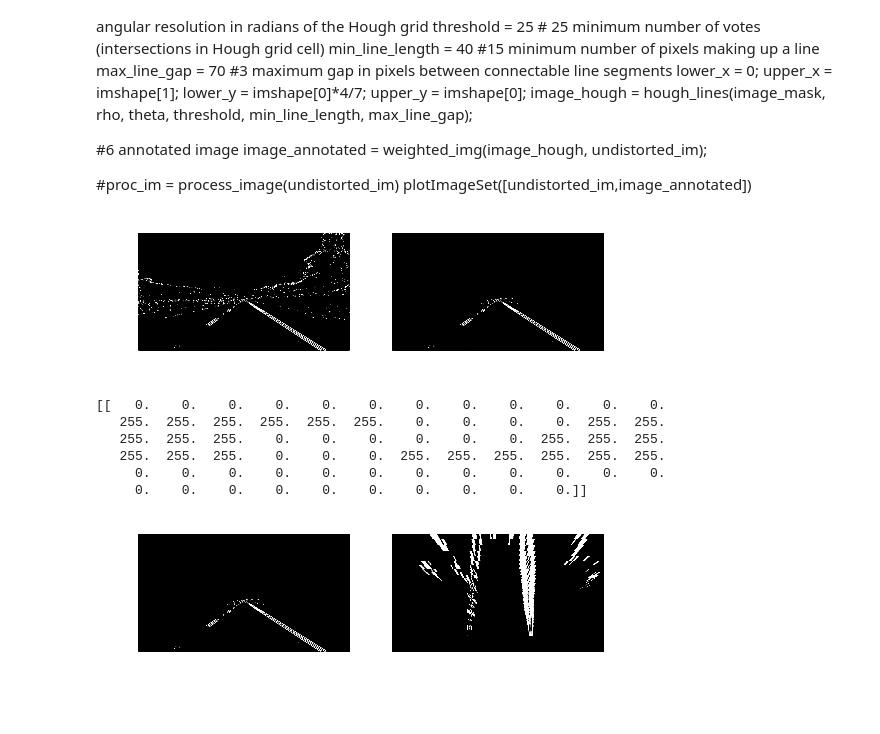
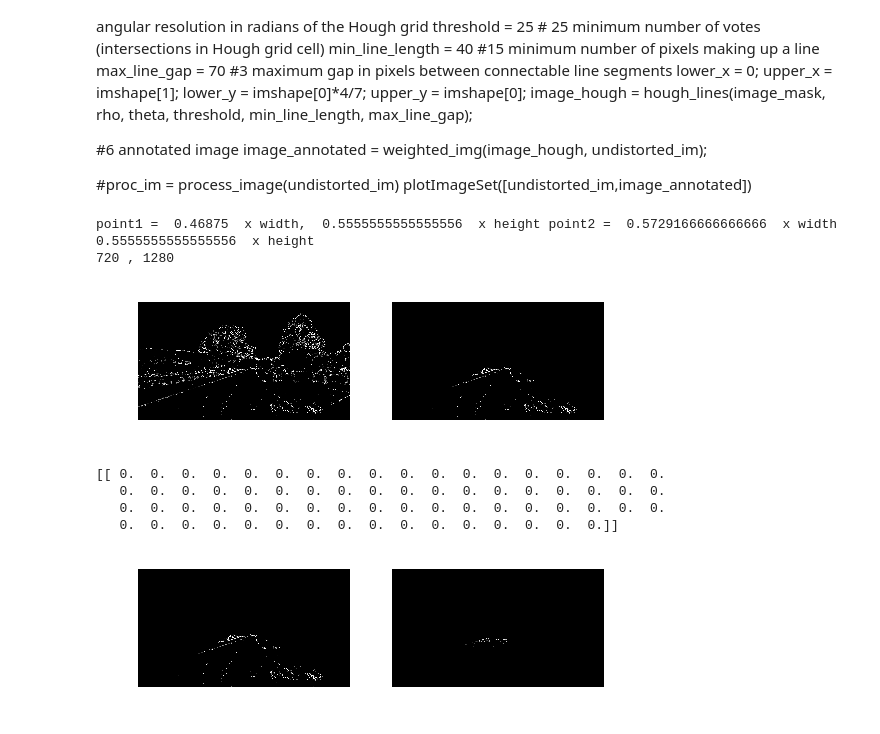
Before and after one commit to ninopereira/Advanced_Lane_Detection, a Jupyter notebook: advanced_lane_lines.ipynb, the cells around one changed output. Drawn from its saved outputs; the diff is of its cells as text; code cells hidden in the pictures.

```diff
--- a/advanced_lane_lines.ipynb
+++ b/advanced_lane_lines.ipynb
@@ -40,7 +40,7 @@ Calibrating camera... please be patient!
 Camera calibrated using  17  out of  20  images!
 # %%
 # 1 .Apply distortion correction to the raw image.
-fname = 'test_images/solidWhiteRight.jpg'
+fname = 'test_images/test5.jpg'
 img = mpimg.imread(fname)
 undistorted_im = cv2.undistort(img, mtx, dist, None, mtx)
 
@@ -130,7 +190,8 @@ plotImageSet([undistorted_im,dir_binary])
 # %%
 # image = mpimg.imread('signs_vehicles_xygrad.png')
-fname = 'test_images/solidWhiteRight.jpg'
+fname = 'test_images/test1.jpg'
 or_image = mpimg.imread(fname)
+print(or_image.shape)
 #undistorted_im = cv2.undistort(img, mtx, dist, None, mtx)
 # Choose a Sobel kernel size
 ksize = 19 # Choose a larger odd number to smooth gradient measurements
@@ -191,22 +253,28 @@ image_annotated = weighted_img(image_hough, undistorted_im);
 #proc_im = process_image(undistorted_im)
 plotImageSet([undistorted_im,image_annotated])
 # %%
+#720 x 1280
+#540 x 960
+print('point1 = ', 450/960,' x width, ', 300/540,' x height', 'point2 = ', 550/960,' x width',300/540,' x height')
 # apply 1st mask to select region of interest
-vertices = np.array([[(0,540),(450,300),(550, 300), (900, 540)]], dtype=np.int32);
+height, width = combined3.shape
+#combined3 = 1- np.zeros_like(combined3)
+print (height,',',width)
+vertices = np.array([[(0,height),(width*0.45,0.55*height),(width*0.55, 0.55*height), (width, height)]], dtype=np.int32);
 image_mask = region_of_interest(combined3*255, vertices);
-plotImageSet([combined3,image_mask])
+plotImageSet([combined3*255,image_mask])
 img = image_mask
 # %% [output]
+point1 =  0.46875  x width,  0.5555555555555556  x height point2 =  0.5729166666666666  x width 0.5555555555555556  x height
+720 , 1280
-[figure, old version]
+[figure, new version]
 # %%
 print(image_mask[530:531,800:870])
 # %% [output]
-[[   0.    0.    0.    0.    0.    0.    0.    0.    0.    0.    0.    0.
-   255.  255.  255.  255.  255.  255.    0.    0.    0.    0.  255.  255.
-   255.  255.  255.    0.    0.    0.    0.    0.    0.  255.  255.  255.
-   255.  255.  255.    0.    0.    0.  255.  255.  255.  255.  255.  255.
-     0.    0.    0.    0.    0.    0.    0.    0.    0.    0.    0.    0.
-     0.    0.    0.    0.    0.    0.    0.    0.    0.    0.]]
+[[ 0.  0.  0.  0.  0.  0.  0.  0.  0.  0.  0.  0.  0.  0.  0.  0.  0.  0.
+   0.  0.  0.  0.  0.  0.  0.  0.  0.  0.  0.  0.  0.  0.  0.  0.  0.  0.
+   0.  0.  0.  0.  0.  0.  0.  0.  0.  0.  0.  0.  0.  0.  0.  0.  0.  0.
+   0.  0.  0.  0.  0.  0.  0.  0.  0.  0.  0.  0.  0.  0.  0.  0.]]
 # %%
 # compute the perspective transform M
 
@@ -241,7 +309,7 @@ plotImageSet([img,warped_img])
 #warped_back = warp(warped_img,src,dst,1)
 #plotImageSet([img,warped_img,warped_back])
 # %% [output]
-[figure, old version]
+[figure, new version]
 # %%
 def get_histogram (img):
     hist = []
```
Also changed, not shown: parts of 7 cells of this notebook.
